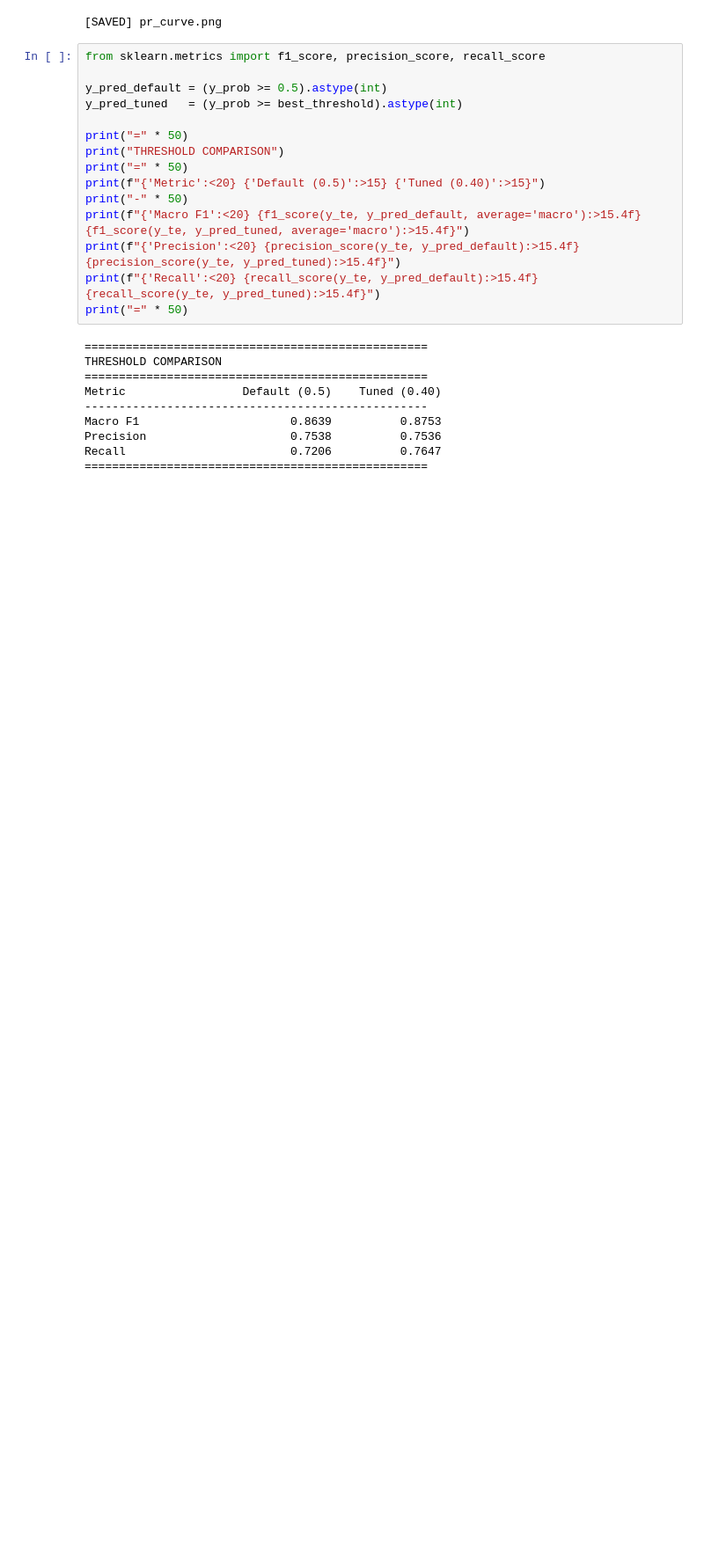
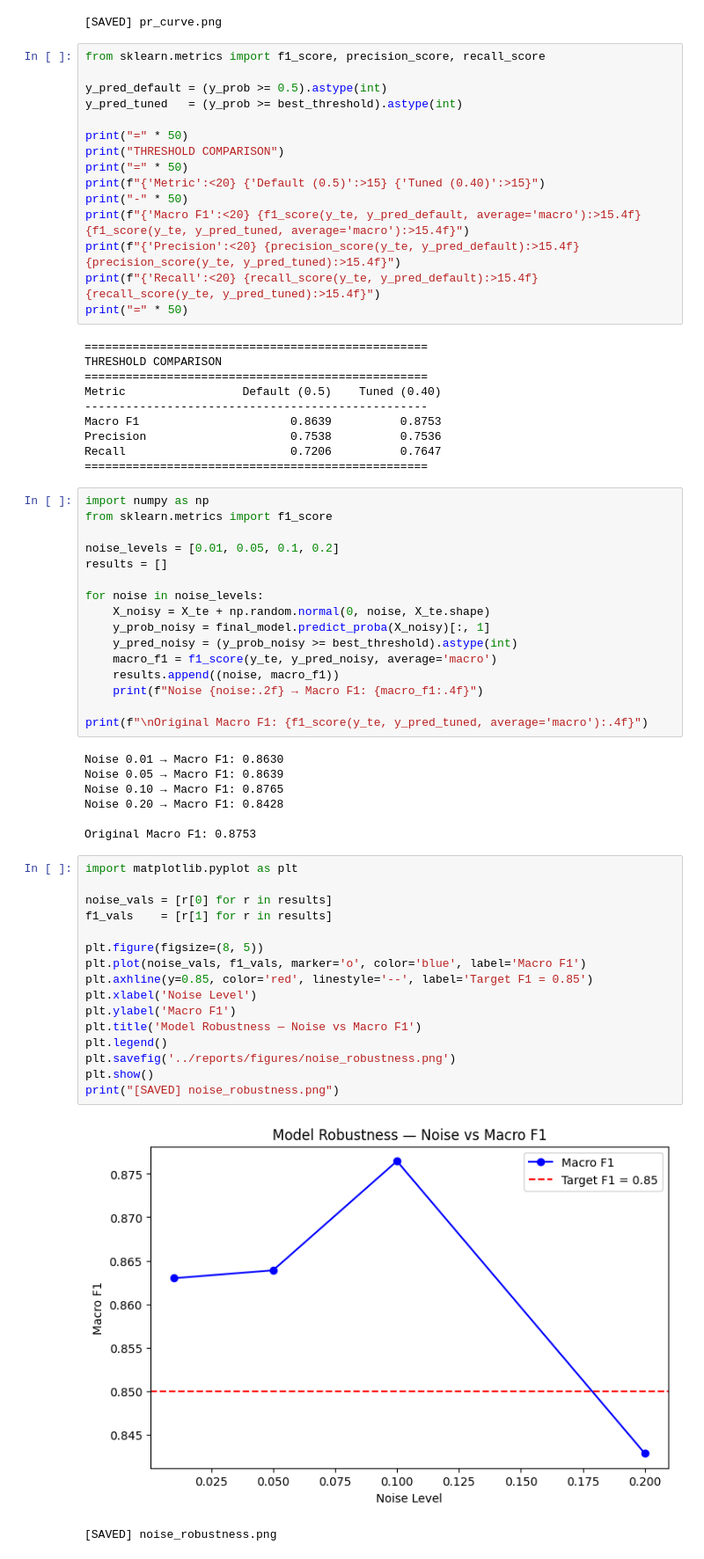
Before and after one commit to Swayam085/predictive-maintenance, a Jupyter notebook: notebooks/03_model.ipynb, the cells around one changed output. Shown at 88% size. Cells and saved outputs as stored; diff of their text form; blank space fills up the shorter version.

```diff
--- a/notebooks/03_model.ipynb
+++ b/notebooks/03_model.ipynb
@@ -538,3 +538,45 @@ Macro F1                      0.8639          0.8753
 Precision                     0.7538          0.7536
 Recall                        0.7206          0.7647
 ==================================================
+# %%
+import numpy as np
+from sklearn.metrics import f1_score
+
+noise_levels = [0.01, 0.05, 0.1, 0.2]
+results = []
+
+for noise in noise_levels:
+    X_noisy = X_te + np.random.normal(0, noise, X_te.shape)
+    y_prob_noisy = final_model.predict_proba(X_noisy)[:, 1]
+    y_pred_noisy = (y_prob_noisy >= best_threshold).astype(int)
+    macro_f1 = f1_score(y_te, y_pred_noisy, average='macro')
+    results.append((noise, macro_f1))
+    print(f"Noise {noise:.2f} → Macro F1: {macro_f1:.4f}")
+
+print(f"\nOriginal Macro F1: {f1_score(y_te, y_pred_tuned, average='macro'):.4f}")
+# %% [output]
+Noise 0.01 → Macro F1: 0.8630
+Noise 0.05 → Macro F1: 0.8639
+Noise 0.10 → Macro F1: 0.8765
+Noise 0.20 → Macro F1: 0.8428
+
+Original Macro F1: 0.8753
+# %%
+import matplotlib.pyplot as plt
+
+noise_vals = [r[0] for r in results]
+f1_vals    = [r[1] for r in results]
+
+plt.figure(figsize=(8, 5))
+plt.plot(noise_vals, f1_vals, marker='o', color='blue', label='Macro F1')
+plt.axhline(y=0.85, color='red', linestyle='--', label='Target F1 = 0.85')
+plt.xlabel('Noise Level')
+plt.ylabel('Macro F1')
+plt.title('Model Robustness — Noise vs Macro F1')
+plt.legend()
+plt.savefig('../reports/figures/noise_robustness.png')
+plt.show()
+print("[SAVED] noise_robustness.png")
+# %% [output]
+[figure, added]
+[SAVED] noise_robustness.png
```
Also changed, not shown: parts of 3 cells of this notebook, 1 other file.
